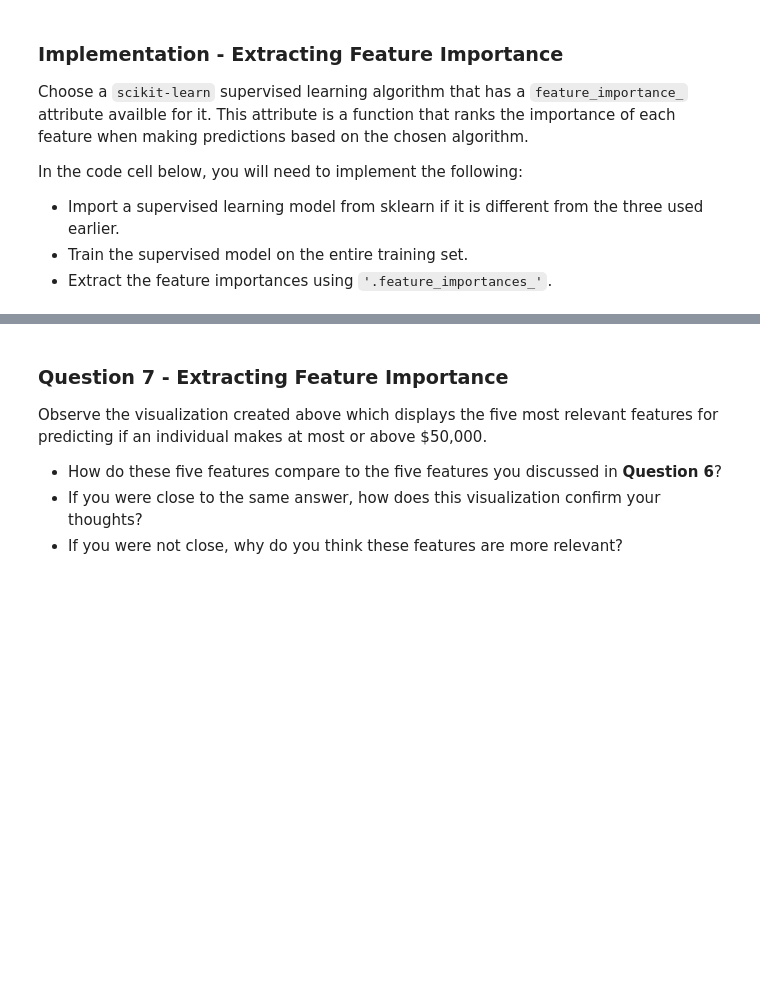
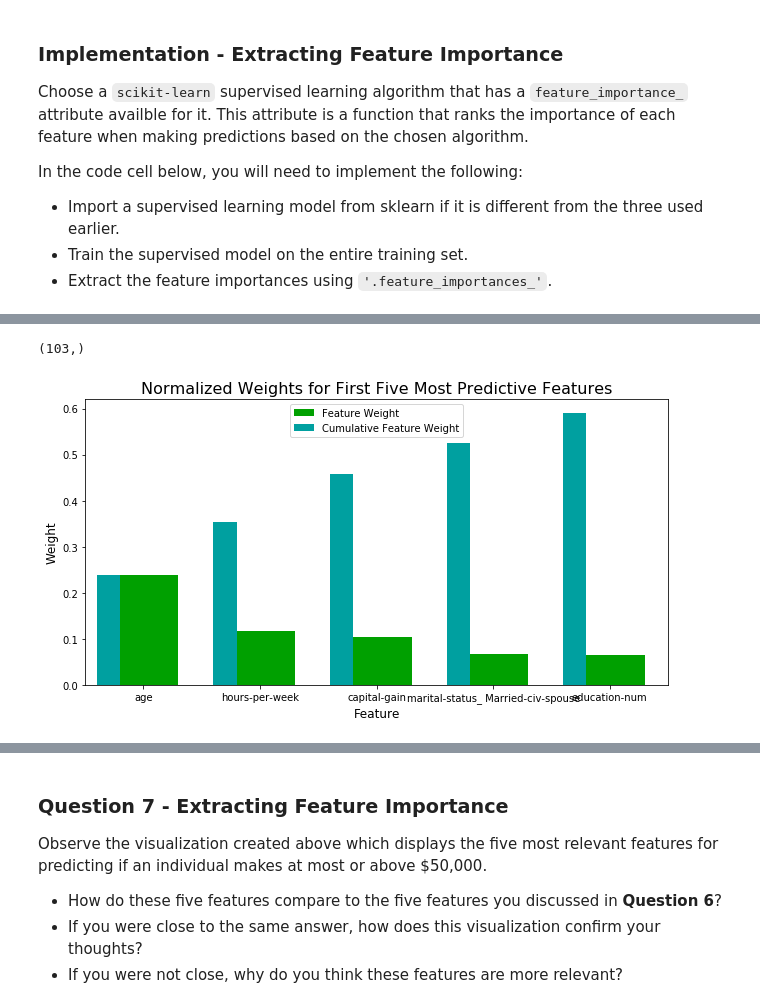
Before and after one commit to holt5301/DataScientist, a Jupyter notebook: Term1_Proj1/finding_donors.ipynb, the cells around one changed output, grey strips where cells are left out. Drawn from its saved outputs; the diff is of its cells as text; code cells hidden in the pictures; blank space fills up the shorter version.

```diff
--- a/Term1_Proj1/finding_donors.ipynb
+++ b/Term1_Proj1/finding_donors.ipynb
@@ -157,10 +181,15 @@ Additionally, as with the non-numeric features, we need to convert the non-numer
    - Set records with "<=50K" to `0` and records with ">50K" to `1`.
 # %%
 # TODO: One-hot encode the 'features_log_minmax_transform' data using pandas.get_dummies()
-features_final = None
+display(features_log_minmax_transform.head())
+features_final = pd.get_dummies(data = features_log_minmax_transform)
+display(features_final.head())
 
 # TODO: Encode the 'income_raw' data to numerical values
-income = None
+# print(type(income_raw))
+# display(income_raw.head(n = 10))
+income = income_raw.apply(lambda x: 1 if x == '>50K' else 0)
+# display(income.head(n = 10))
 
 # Print the number of features after one-hot encoding
 encoded = list(features_final.columns)
@@ -482,12 +698,16 @@ In the code cell below, you will need to implement the following:
 # %%
 # TODO: Import a supervised learning model that has 'feature_importances_'
-
+from sklearn.ensemble import RandomForestClassifier
 
 # TODO: Train the supervised model on the training set using .fit(X_train, y_train)
-model = None
+model = RandomForestClassifier().fit(X_train, y_train)
 
 # TODO: Extract the feature importances using .feature_importances_
-importances = None
+importances = model.feature_importances_
+print(importances.shape)
 
 # Plot
 vs.feature_plot(importances, X_train, y_train)
+# %% [output]
+(103,)
+[figure, added]
```
Also changed, not shown: parts of 33 cells of this notebook, 1 other file.
